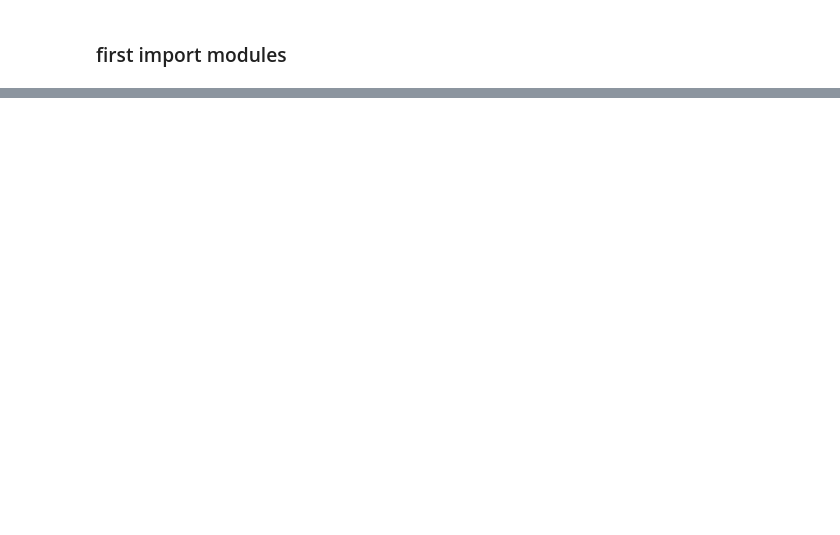
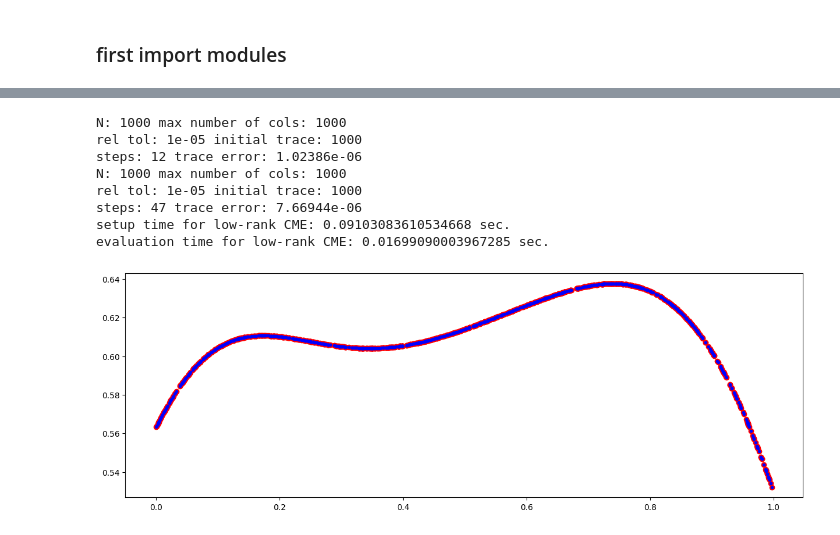
Before and after one commit to muchip/fmca, a Jupyter notebook: py/FMCA_LowRankBenchmarks.ipynb, the cells around one changed output, grey strips where cells are left out. Saved outputs shown, nothing was run; the diff lists cells and outputs as text; code cells hidden in the pictures; blank space fills up the shorter version.

```diff
--- a/py/FMCA_LowRankBenchmarks.ipynb
+++ b/py/FMCA_LowRankBenchmarks.ipynb
@@ -145,0 +204,49 @@ $$
+# %%
+cholX = FMCA.PivotedCholesky()
+cholY = FMCA.PivotedCholesky()
+start = time.time()
+cholX.compute(covX, ptsX, 1e-8)
+cholY.compute(covY, ptsY, 1e-8)
+cholX.computeBiorthogonalBasis()
+cholY.computeBiorthogonalBasis()
+idX = cholX.indices()
+idY = cholY.indices()
+mX = idX.shape[0]
+mY = idY.shape[0]
+CX = np.zeros((dimX, mX), order='F')
+CY = np.zeros((dimY, mY), order='F')
+for i in range(mX):
+    CX[:,i] = ptsX[:, idX[i]]
+for i in range(mY):
+    CY[:,i] = ptsY[:, idY[i]]
+KXNC = covX.eval(ptsX, CX)
+KYNC = covY.eval(ptsY, CY)
+WX = cholX.spectralBasisWeights()
+WY = cholY.spectralBasisWeights()
+QX = KXNC @ WX
+QY = KYNC @ WY
+QYTQX = QY.transpose() @ QX
+invEvsPridge = 1 / (cholX.eigenvalues() + NX * ridge)
+stop = time.time()
+print('setup time for low-rank CME:', stop - start, 'sec.')
+start = time.time()
+fXYchol = np.zeros((NX, 1), order='F')
+for i in range(NX):
+    PhiXx = covX.eval(CX, ptsX[:,i])
+    fXYchol[i] = fY[idY,:].transpose() @ (WY @  (QYTQX @ (np.diag(invEvsPridge) @ (WX.transpose() @ PhiXx))))
+stop = time.time()
+print('evaluation time for low-rank CME:', stop - start, 'sec.')
+plt.figure(figsize=(15,5))
+plt.plot(ptsX, fXY.transpose(), 'ro')
+plt.plot(ptsX, fXYchol.transpose(), 'b.')
+plt.show()
+# %% [output]
+N: 1000 max number of cols: 1000
+rel tol: 1e-05 initial trace: 1000
+steps: 12 trace error: 1.02386e-06
+N: 1000 max number of cols: 1000
+rel tol: 1e-05 initial trace: 1000
+steps: 47 trace error: 7.66944e-06
+setup time for low-rank CME: 0.09103083610534668 sec.
+evaluation time for low-rank CME: 0.01699090003967285 sec.
+[figure, added]
```
Also changed, not shown: parts of 19 cells of this notebook.
